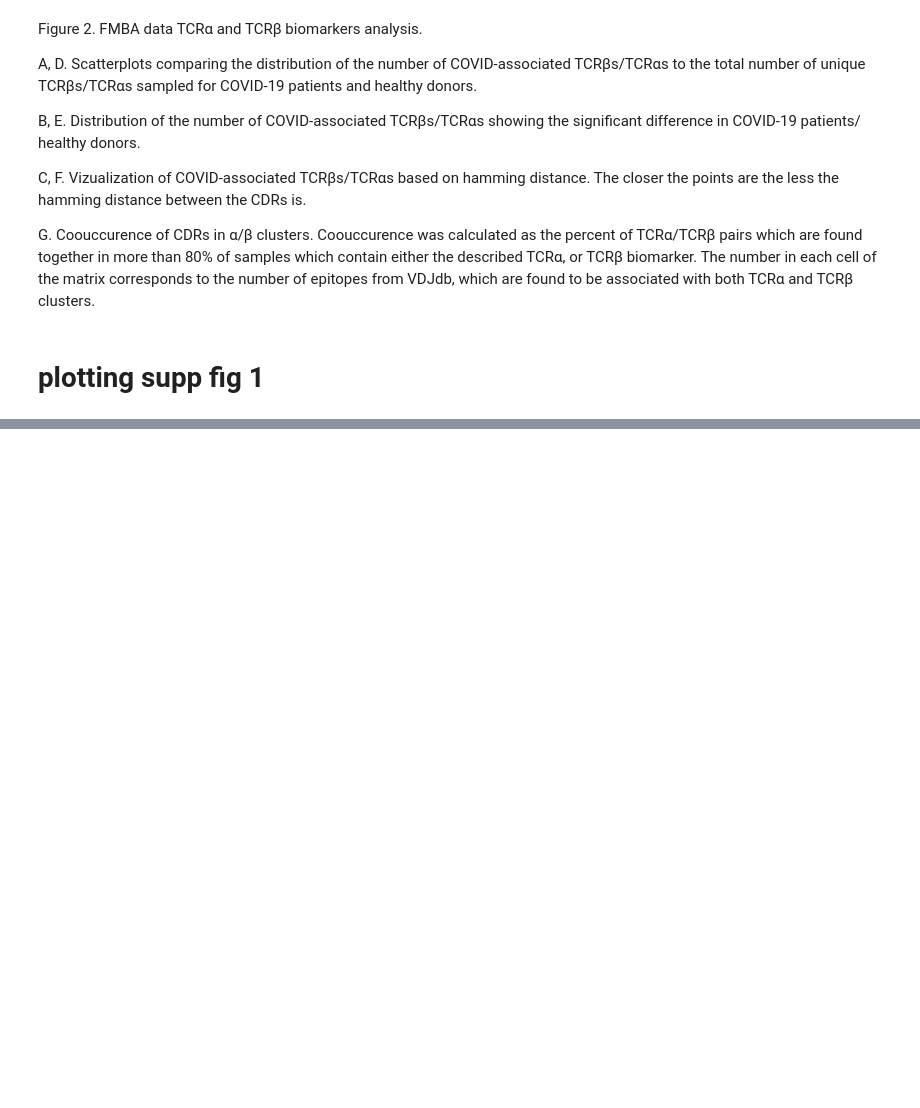
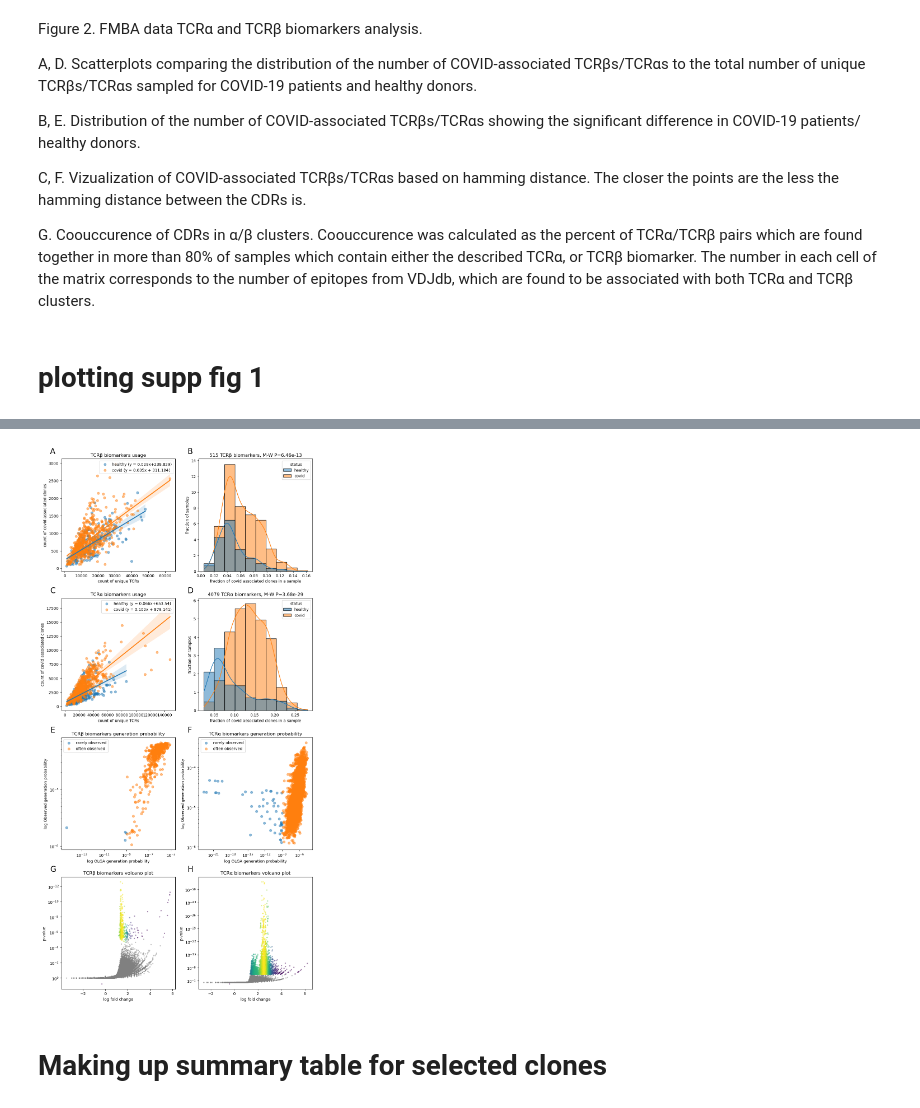
Before and after one commit to antigenomics/tcr-covid-classifier, a Jupyter notebook: publication-notebooks/fig2.ipynb, the cells around one changed output, grey strips where cells are left out. Saved outputs shown, nothing was run; the diff lists cells and outputs as text; code cells hidden in the pictures; blank space fills up the shorter version.

```diff
--- a/publication-notebooks/fig2.ipynb
+++ b/publication-notebooks/fig2.ipynb
@@ -42 +46,4 @@ vdjdb = pd.read_csv('data/vdjdb.txt', sep='\t')
+# %%
+train_runs = prepare_run_column(um[~um.is_test_run]).run
+test_runs = prepare_run_column(um[um.is_test_run]).run
 # %%
@@ -172,0 +217,11 @@ annot_df = pd.read_csv('data/alpha_beta_paired_epitopes.csv').T
+# %%
+all_beta_cm = pd.read_csv('data/clone_matrix_fmba_TRB_top_500k.csv', nrows=50000)
+all_beta_cm = prepare_clonotype_matrix(clonotype_matrix=all_beta_cm).merge(clean_beta_cm)
+fold_change_data_beta = get_top_changed_clonotypes(clonotype_matrix=all_beta_cm.merge(prepare_run_column(desc[~desc.folder.str.contains('NovaSeq7')][['run']])),
+                           desc=desc,
+                           pvals=pd.read_csv('data/covid_significant_clone_pvals_fmba_TRB_top_500k.csv').drop(columns=['Unnamed: 0']),
+                           log_fold_change_threshold=2,
+                           logp_threshold=1,
+                           healthy_col='COVID_status',
+                           healthy_label='healthy')
+fold_change_data_beta
@@ -320,16 +425,16 @@ import matplotlib.pyplot as plt
 from matplotlib.gridspec import GridSpec
 import numpy as np
 
-fig = plt.figure(figsize=(15, 20))
-gs = GridSpec(nrows=6,
-              ncols=6)
+fig = plt.figure(figsize=(10, 20))
+gs = GridSpec(nrows=4,
+              ncols=2)
 font_size=20
 delta_x=-0.1
 delta_y=1.1
 
-ax0 = fig.add_subplot(gs[0, :2])
-ax1 = fig.add_subplot(gs[0, 2:4])
-significant_clones_distribution(significant_clonotype_matrix=raw_beta_cm,
+ax0 = fig.add_subplot(gs[0, 0])
+ax1 = fig.add_subplot(gs[0, 1])
+significant_clones_distribution(significant_clonotype_matrix=clean_beta_cm[clean_beta_cm.run.isin(train_runs)],
                                 run_to_number_of_clones=pd.read_csv('data/run_to_number_of_clones_fmba_TRB.csv'),
                                 desc=desc,
                                 data_description='TCRβ biomarkers',
@@ -345,18 +450,17 @@ ax0.text(delta_x, delta_y, 'A',
         size=font_size)
 
 # ax1.set_title('TCRβ biomarkers histogram')
-ax1.legend()
 ax1.text(delta_x, delta_y, 'B',
      horizontalalignment='left',
      verticalalignment='top',
     transform=ax1.transAxes,
         size=font_size)
 
-ax4 = fig.add_subplot(gs[0, 4:])
+ax4 = fig.add_subplot(gs[2, 0])
 plot_olga_cleanup_data(probas_beta, observed_threshold=1e-6, gen_threshold=1e-9, ax=ax4)
 ax4.set_title('TCRβ biomarkers generation probability')
 ax4.legend()
-ax4.text(delta_x, delta_y, 'C',
+ax4.text(delta_x, delta_y, 'E',
      horizontalalignment='left',
      verticalalignment='top',
     transform=ax4.transAxes,
@@ -364,9 +468,9 @@ ax4.text(delta_x, delta_y, 'C',
 
 ####################################################
 
-ax2 = fig.add_subplot(gs[1, :2])
-ax3 = fig.add_subplot(gs[1, 2:4])
-significant_clones_distribution(significant_clonotype_matrix=raw_alpha_cm,
+ax2 = fig.add_subplot(gs[1, 0])
+ax3 = fig.add_subplot(gs[1, 1])
+significant_clones_distribution(significant_clonotype_matrix=clean_alpha_cm[clean_alpha_cm.run.isin(train_runs)],
                                 run_to_number_of_clones=pd.read_csv('data/run_to_number_of_clones_fmba_TRA.csv'),
                                 desc=desc,
                                 data_description='TCRα biomarkers',
@@ -375,22 +479,21 @@ significant_clones_distribution(significant_clonotype_matrix=raw_alpha_cm,
                                 hist_ax=ax3)
 ax2.set_title('TCRα biomarkers usage')
 ax2.legend()
-ax2.text(delta_x, delta_y, 'D',
+ax2.text(delta_x, delta_y, 'C',
      horizontalalignment='left',
      verticalalignment='top',
     transform=ax2.transAxes,
         size=font_size)
 
 # ax3.set_title('α biomarkers histogram')
-ax3.legend()
-ax3.text(delta_x, delta_y, 'E',
+ax3.text(delta_x, delta_y, 'D',
      horizontalalignment='left',
      verticalalignment='top',
     transform=ax3.transAxes,
         size=font_size)
 
 
-ax5 = fig.add_subplot(gs[1, 4:])
+ax5 = fig.add_subplot(gs[2, 1])
 plot_olga_cleanup_data(probas_alpha, observed_threshold=1e-6, gen_threshold=1e-9, ax=ax5)
 ax5.set_title('TCRα biomarkers generation probability')
 ax5.legend()
@@ -401,8 +504,32 @@ ax5.text(delta_x, delta_y, 'F',
         size=font_size)
 
 ###################################################
+ax6 = fig.add_subplot(gs[3, 1])
+
+plot_volcano(fold_change_data_alpha, selected_clones=clean_alpha_cm.columns, ax=ax6)
+ax6.set_title('TCRα biomarkers volcano plot')
+ax6.text(delta_x, delta_y, 'H',
+     horizontalalignment='left',
+     verticalalignment='top',
+    transform=ax6.transAxes,
+        size=font_size)
+
+###################################################
+ax7 = fig.add_subplot(gs[3, 0])
+
+plot_volcano(fold_change_data_beta, selected_clones=clean_beta_cm.columns, ax=ax7)
+ax7.set_title('TCRβ biomarkers volcano plot')
+ax7.text(delta_x, delta_y, 'G',
+     horizontalalignment='left',
+     verticalalignment='top',
+    transform=ax7.transAxes,
+        size=font_size)
+
+###################################################
 
 plt.tight_layout()
 plt.savefig("figures/supp_fig1.svg")
 plt.savefig("figures/supp_fig1.pdf")
+plt.savefig("figures/supp_fig1.png")
 plt.show()
+# %% [output]
@@ -408,0 +550,3 @@ plt.show()
+[figure, added]
+# %% [markdown]
+# Making up summary table for selected clones
```
Also changed, not shown: parts of 32 cells of this notebook, 28 other files.
